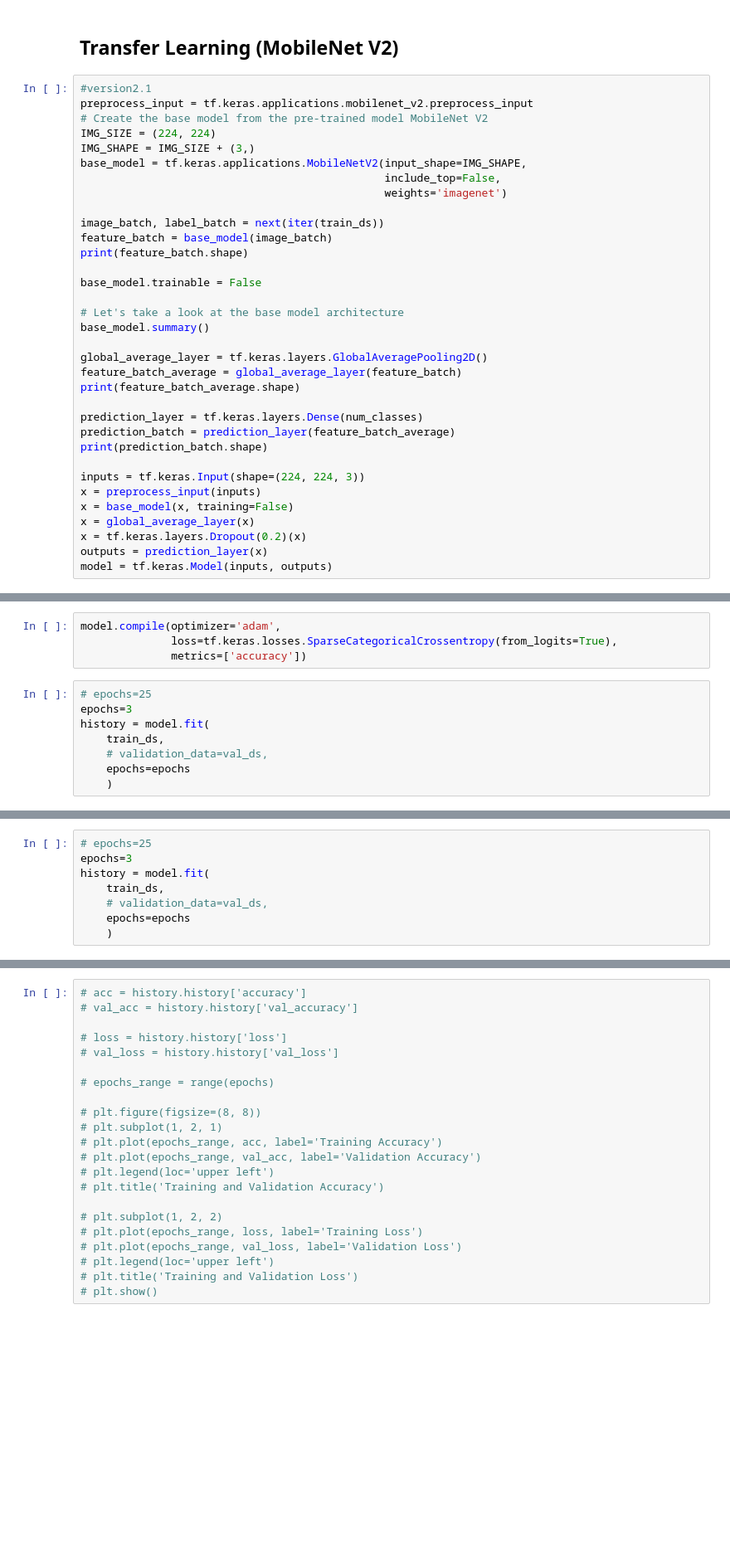
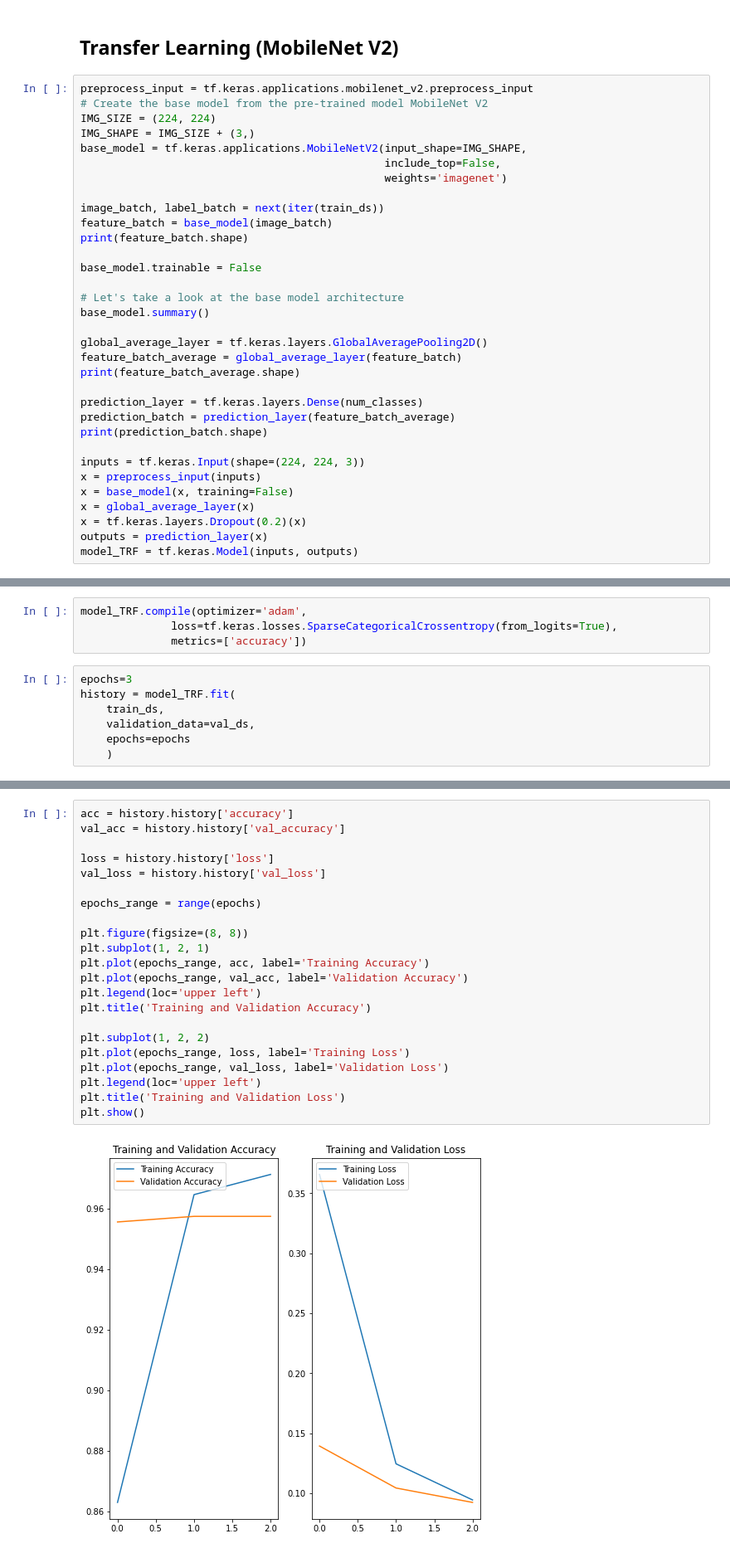
Before and after one commit to Hanifan12/Food-Calories, a Jupyter notebook: Food_Recognition__3class.ipynb, the cells around one changed output, grey strips where cells are left out. Shown: that part at 83% size. Cells and saved outputs as stored; diff of their text form; blank space fills up the shorter version.

```diff
--- a/Food_Recognition__3class.ipynb
+++ b/Food_Recognition__3class.ipynb
@@ -102,7 +183,6 @@ model = tf.keras.models.Sequential([
 # %% [markdown]
 ## Transfer Learning (MobileNet V2)
 # %%
-#version2.1
 preprocess_input = tf.keras.applications.mobilenet_v2.preprocess_input
 # Create the base model from the pre-trained model MobileNet V2
 IMG_SIZE = (224, 224)
@@ -134,5 +214,5 @@ x = base_model(x, training=False)
 x = global_average_layer(x)
 x = tf.keras.layers.Dropout(0.2)(x)
 outputs = prediction_layer(x)
-model = tf.keras.Model(inputs, outputs)
+model_TRF = tf.keras.Model(inputs, outputs)
 # %% [output]
@@ -158,13 +236,12 @@ ________________________________________________________________________________
 # %%
-model.compile(optimizer='adam',
+model_TRF.compile(optimizer='adam',
               loss=tf.keras.losses.SparseCategoricalCrossentropy(from_logits=True),
               metrics=['accuracy'])
 # %%
-# epochs=25
 epochs=3
-history = model.fit(
+history = model_TRF.fit(
     train_ds,
-    # validation_data=val_ds,
+    validation_data=val_ds,
     epochs=epochs
     )
 # %% [output]
@@ -194,11 +271,3 @@ Total params: 2,261,827
 Trainable params: 3,843
 Non-trainable params: 2,257,984
 _________________________________________________________________
-# %%
-# epochs=25
-epochs=3
-history = model.fit(
-    train_ds,
-    # validation_data=val_ds,
-    epochs=epochs
-    )
@@ -225,22 +274,24 @@ ________________________________________________________________________________
 # %%
-# acc = history.history['accuracy']
-# val_acc = history.history['val_accuracy']
+acc = history.history['accuracy']
+val_acc = history.history['val_accuracy']
 
-# loss = history.history['loss']
-# val_loss = history.history['val_loss']
+loss = history.history['loss']
+val_loss = history.history['val_loss']
 
-# epochs_range = range(epochs)
+epochs_range = range(epochs)
 
-# plt.figure(figsize=(8, 8))
-# plt.subplot(1, 2, 1)
-# plt.plot(epochs_range, acc, label='Training Accuracy')
-# plt.plot(epochs_range, val_acc, label='Validation Accuracy')
-# plt.legend(loc='upper left')
-# plt.title('Training and Validation Accuracy')
+plt.figure(figsize=(8, 8))
+plt.subplot(1, 2, 1)
+plt.plot(epochs_range, acc, label='Training Accuracy')
+plt.plot(epochs_range, val_acc, label='Validation Accuracy')
+plt.legend(loc='upper left')
+plt.title('Training and Validation Accuracy')
 
-# plt.subplot(1, 2, 2)
-# plt.plot(epochs_range, loss, label='Training Loss')
-# plt.plot(epochs_range, val_loss, label='Validation Loss')
-# plt.legend(loc='upper left')
-# plt.title('Training and Validation Loss')
-# plt.show()
+plt.subplot(1, 2, 2)
+plt.plot(epochs_range, loss, label='Training Loss')
+plt.plot(epochs_range, val_loss, label='Validation Loss')
+plt.legend(loc='upper left')
+plt.title('Training and Validation Loss')
+plt.show()
+# %% [output]
+[figure, added]
```
Also changed, not shown: parts of 35 cells of this notebook.
